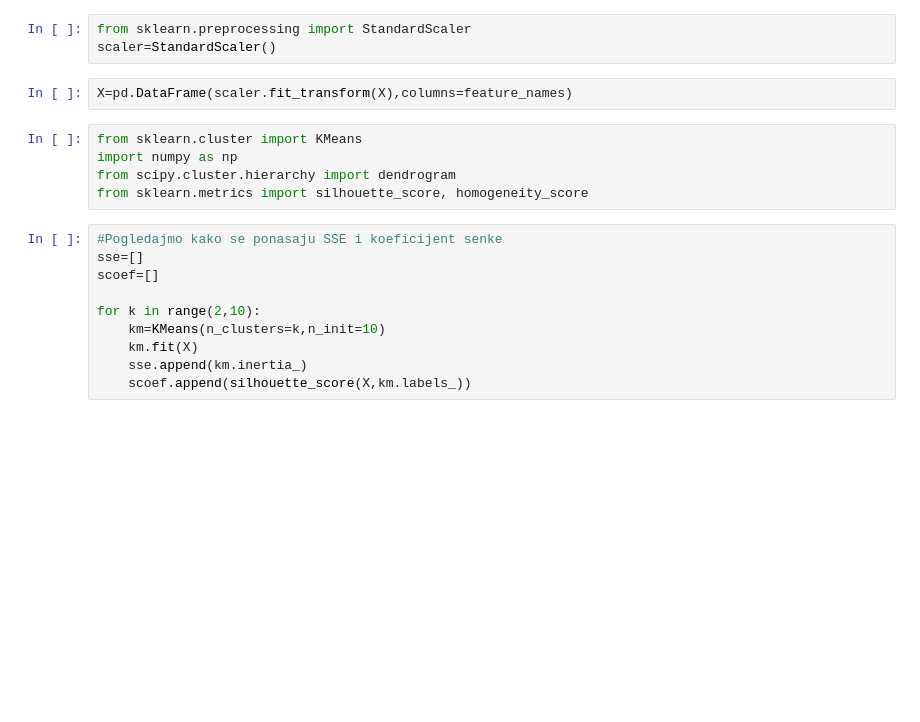
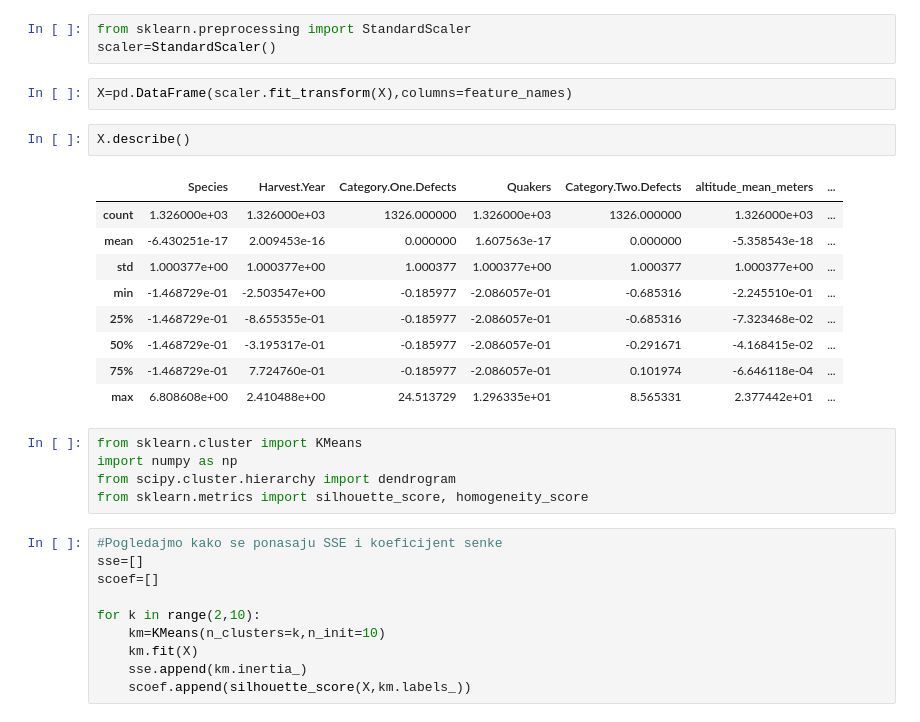
Before and after one commit to MATF-istrazivanje-podataka-1/2023_Data_Mining_Coffee_Quality_Dataset, a Jupyter notebook: models/clustering/kmeans.ipynb, the cells around one changed output. Saved outputs shown, nothing was run; the diff lists cells and outputs as text; blank space fills up the shorter version.

```diff
--- a/models/clustering/kmeans.ipynb
+++ b/models/clustering/kmeans.ipynb
@@ -96,6 +96,18 @@ from sklearn.preprocessing import StandardScaler
 scaler=StandardScaler()
 # %%
 X=pd.DataFrame(scaler.fit_transform(X),columns=feature_names)
+# %%
+X.describe()
+# %% [output]
+|  | Species | Harvest.Year | Category.One.Defects | Quakers | Category.Two.Defects | altitude_mean_meters | ... |
+| count | 1.326000e+03 | 1.326000e+03 | 1326.000000 | 1.326000e+03 | 1326.000000 | 1.326000e+03 | ... |
+| mean | -6.430251e-17 | 2.009453e-16 | 0.000000 | 1.607563e-17 | 0.000000 | -5.358543e-18 | ... |
+| std | 1.000377e+00 | 1.000377e+00 | 1.000377 | 1.000377e+00 | 1.000377 | 1.000377e+00 | ... |
+| min | -1.468729e-01 | -2.503547e+00 | -0.185977 | -2.086057e-01 | -0.685316 | -2.245510e-01 | ... |
+| 25% | -1.468729e-01 | -8.655355e-01 | -0.185977 | -2.086057e-01 | -0.685316 | -7.323468e-02 | ... |
+| 50% | -1.468729e-01 | -3.195317e-01 | -0.185977 | -2.086057e-01 | -0.291671 | -4.168415e-02 | ... |
+| 75% | -1.468729e-01 | 7.724760e-01 | -0.185977 | -2.086057e-01 | 0.101974 | -6.646118e-04 | ... |
+| max | 6.808608e+00 | 2.410488e+00 | 24.513729 | 1.296335e+01 | 8.565331 | 2.377442e+01 | ... |
 # %%
 from sklearn.cluster import KMeans
 import numpy as np
```
Also changed, not shown: parts of 18 cells of this notebook, 4 other files.
